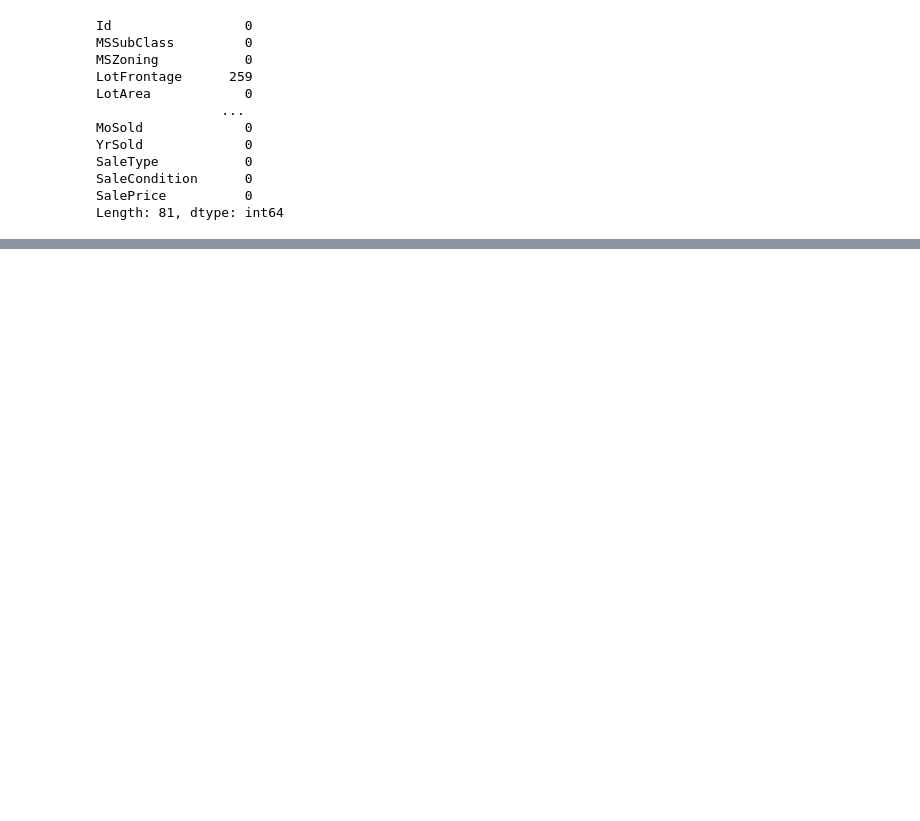
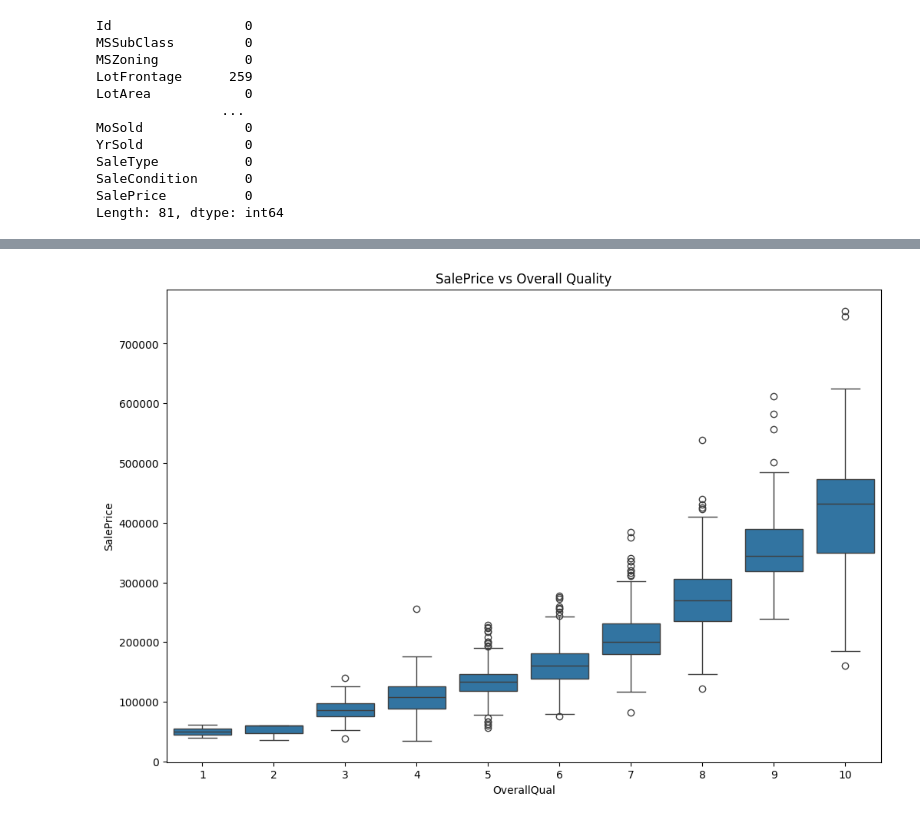
Before and after one commit to kamijoseph/Advanced-House-Prediction, a Jupyter notebook: notebooks/main.ipynb, the cells around one changed output, grey strips where cells are left out. Cells and saved outputs as stored; diff of their text form; code cells hidden in the pictures; blank space fills up the shorter version.

```diff
--- a/notebooks/main.ipynb
+++ b/notebooks/main.ipynb
@@ -42,0 +177,8 @@ Length: 81, dtype: int64
+# %%
+# boxplots for saleprice vs overall quality
+plt.figure(figsize=(12, 8))
+sns.boxplot(x="OverallQual", y='SalePrice', data=data)
+plt.title("SalePrice vs Overall Quality")
+plt.show()
+# %% [output]
+[figure, added]
```
Also changed, not shown: parts of 15 cells of this notebook.
